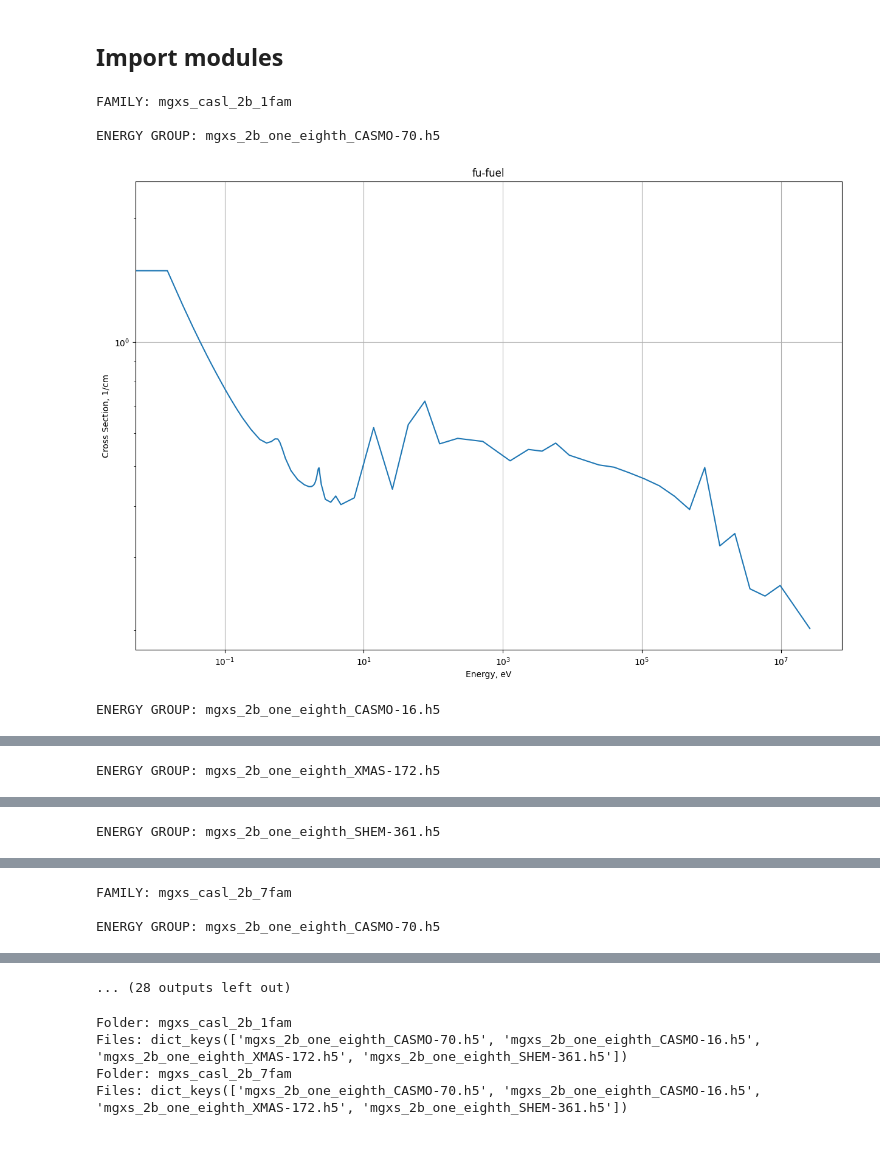
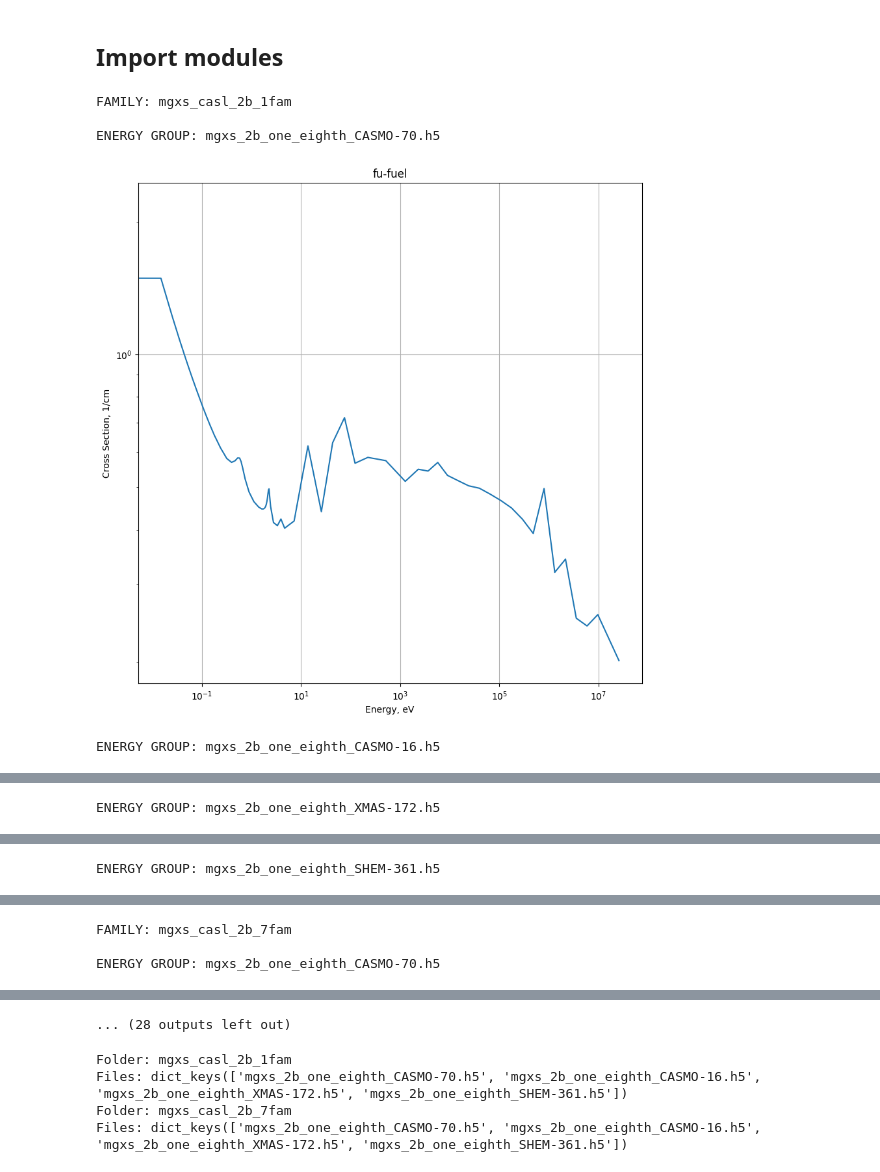
Before and after one commit to aly-tamu/VERA-Examples, a Jupyter notebook: Benchmark Problems/2B_family/2B_plot.ipynb, the cells around one changed output, grey strips where cells are left out. Cells and saved outputs as stored; diff of their text form; code cells hidden in the pictures; blank space fills up the shorter version.

```diff
--- a/Benchmark Problems/2B_family/2B_plot.ipynb
+++ b/Benchmark Problems/2B_family/2B_plot.ipynb
@@ -20,28 +20,28 @@ for filename in [name for name in os.listdir(".") if os.path.isdir(os.path.join(
 # %%
 for folder in directory:
     xs_dict[folder]={}
     print("FAMILY:",folder+"\n")
     for filename in os.listdir(folder):
         if ".h5" in filename:
             print("ENERGY GROUP:",filename)
             filepath = folder+"/"+filename
             xs_dict[folder][filename]=hdf5_to_dict(filepath, with_attributes=True)
             energy_groups = xs_dict[folder][filename]['attributes']['group structure']
             energy_mids = np.zeros(energy_groups.shape[0]-1)
             for i in range(1,energy_mids.shape[0]):
                 energy_mids[i] = (energy_groups[i+1] + energy_groups[i])
             for key in xs_dict[folder][filename].keys():
                 if ("fuel" in key) and ("clad" not in key) and ("gap" not in key):
-                    plt.figure(figsize=(15,10))
+                    plt.figure(figsize=(10,10))
                     plt.loglog(energy_mids, xs_dict[folder][filename][key]["294K"]["total"][::-1])
                     plt.title(key)
                     plt.xlabel('Energy, eV')
                     plt.ylabel('Cross Section, 1/cm')
                     plt.grid(True)
                     plt.show()
 # %% [output]
 FAMILY: mgxs_casl_2b_1fam
 
 ENERGY GROUP: mgxs_2b_one_eighth_CASMO-70.h5
-[figure, old version]
+[figure, new version]
 ENERGY GROUP: mgxs_2b_one_eighth_CASMO-16.h5
```
Also changed, not shown: parts of 1 cell of this notebook, 11 other files.
